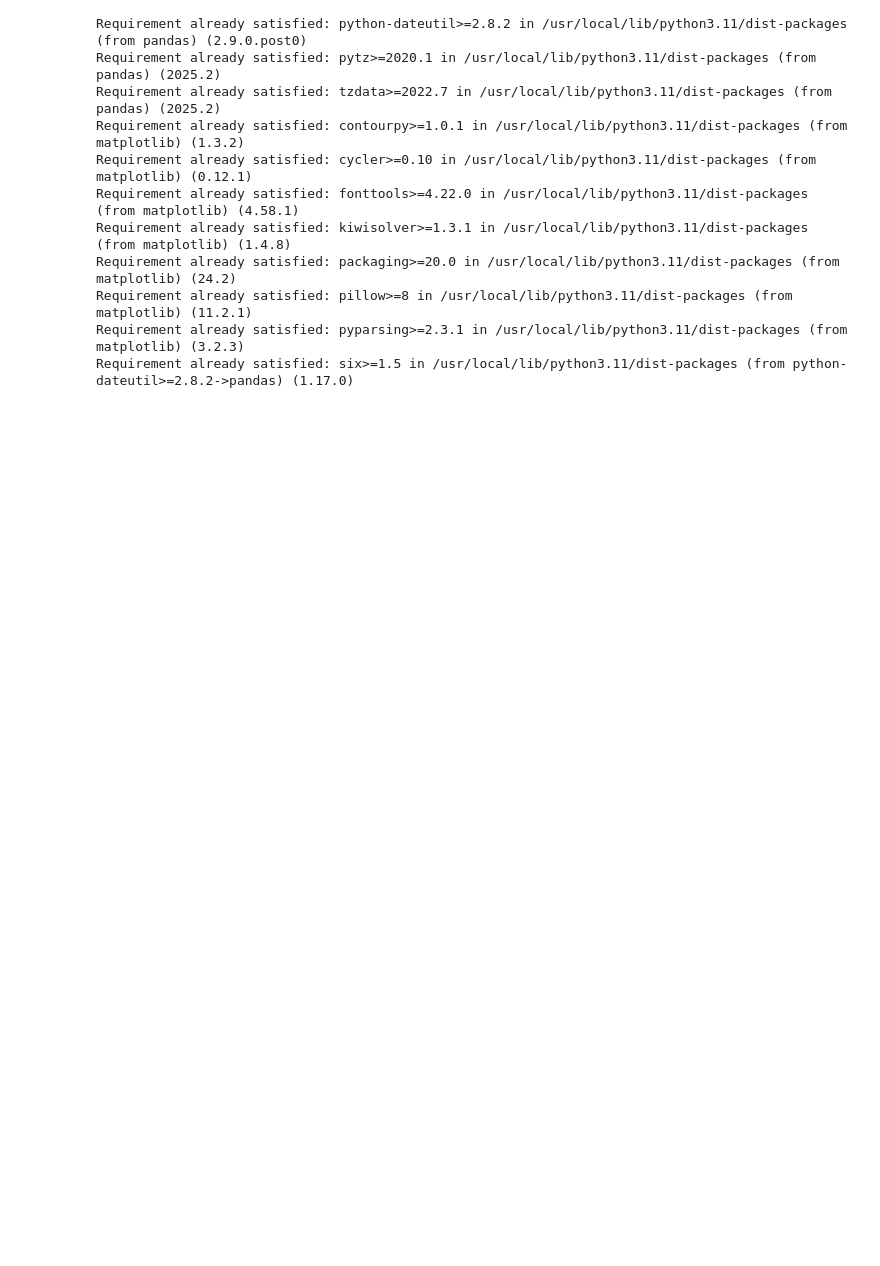
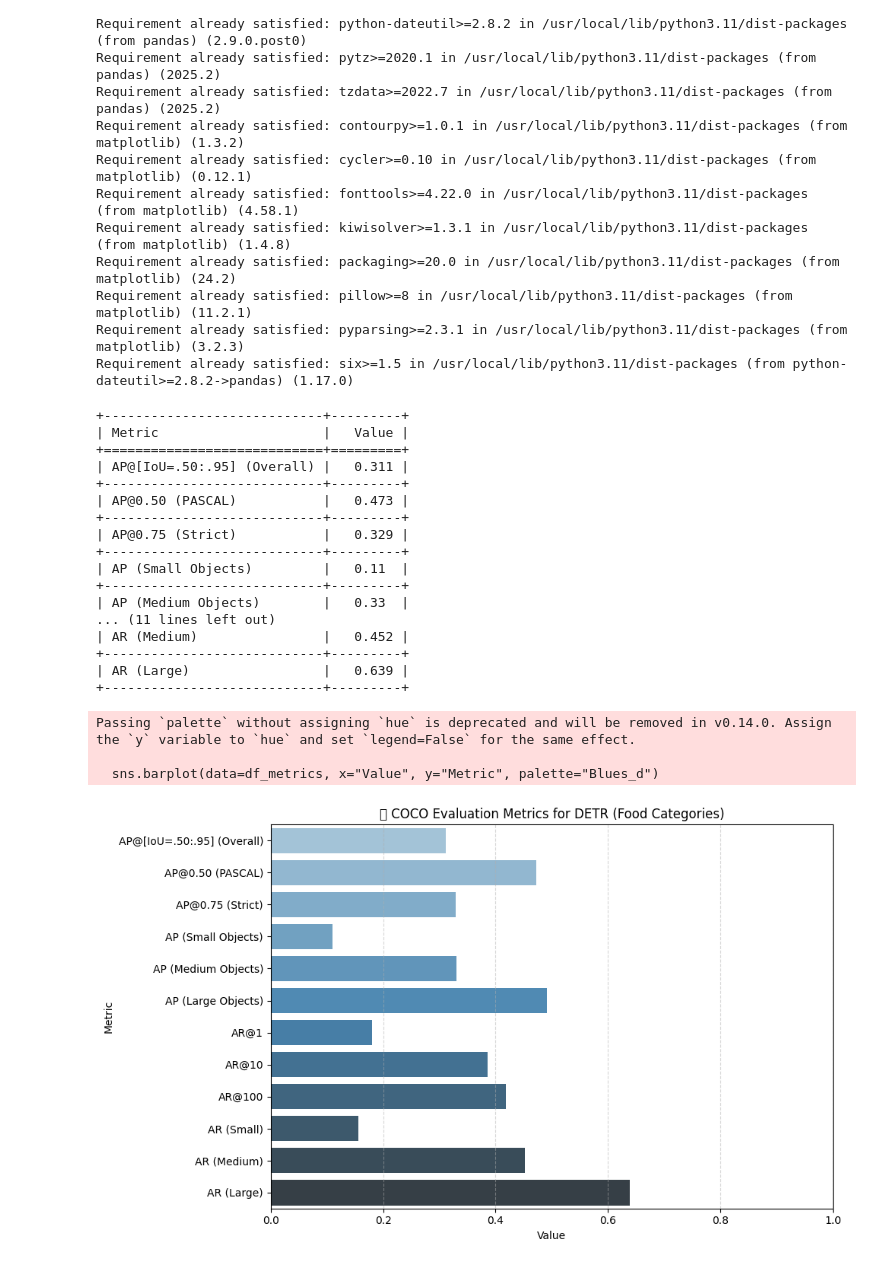
Before and after one commit to AliArabi55/Dete-net-50, a Jupyter notebook: Another_copy_of_detr_resnet_50.ipynb, the cells around one changed output. Cells and saved outputs as stored; diff of their text form; code cells hidden in the pictures; blank space fills up the shorter version.

Commit message:
Visualize COCO evaluation metrics for food categories

```diff
--- a/Another_copy_of_detr_resnet_50.ipynb
+++ b/Another_copy_of_detr_resnet_50.ipynb
@@ -573,3 +573,68 @@ Requirement already satisfied: packaging>=20.0 in /usr/local/lib/python3.11/dist
 Requirement already satisfied: pillow>=8 in /usr/local/lib/python3.11/dist-packages (from matplotlib) (11.2.1)
 Requirement already satisfied: pyparsing>=2.3.1 in /usr/local/lib/python3.11/dist-packages (from matplotlib) (3.2.3)
 Requirement already satisfied: six>=1.5 in /usr/local/lib/python3.11/dist-packages (from python-dateutil>=2.8.2->pandas) (1.17.0)
+# %%
+import pandas as pd
+import seaborn as sns
+import matplotlib.pyplot as plt
+from tabulate import tabulate
+
+# تأكد أن لديك evaluator.stats
+stats = evaluator.stats  # هذا هو الناتج من coco_eval بعد summarize()
+
+# نسمي المؤشرات حسب ترتيبها في COCO
+metric_names = [
+    "AP@[IoU=.50:.95] (Overall)",
+    "AP@0.50 (PASCAL)",
+    "AP@0.75 (Strict)",
+    "AP (Small Objects)",
+    "AP (Medium Objects)",
+    "AP (Large Objects)",
+    "AR@1",
+    "AR@10",
+    "AR@100",
+    "AR (Small)",
+    "AR (Medium)",
+    "AR (Large)"
+]
+
+# بناء الداتا فريم تلقائيًا من النتائج الحقيقية
+df_metrics = pd.DataFrame({
+    "Metric": metric_names,
+    "Value": [round(x, 3) for x in stats]
+})
+
+# عرض الجدول نصيًا (مناسب للنسخ)
+print(tabulate(df_metrics, headers="keys", tablefmt="grid", showindex=False))
+
+# رسم الجدول بصريًا
+plt.figure(figsize=(10, 6))
+sns.barplot(data=df_metrics, x="Value", y="Metric", palette="Blues_d")
+plt.title("📊 COCO Evaluation Metrics for DETR (Food Categories)")
+plt.xlabel("Value")
+plt.xlim(0, 1.0)
+plt.grid(axis="x", linestyle="--", alpha=0.5)
+plt.tight_layout()
+plt.show()
+# %% [output]
++----------------------------+---------+
+| Metric                     |   Value |
++============================+=========+
+| AP@[IoU=.50:.95] (Overall) |   0.311 |
++----------------------------+---------+
+| AP@0.50 (PASCAL)           |   0.473 |
++----------------------------+---------+
+| AP@0.75 (Strict)           |   0.329 |
++----------------------------+---------+
+| AP (Small Objects)         |   0.11  |
++----------------------------+---------+
+| AP (Medium Objects)        |   0.33  |
+... (11 lines left out)
+| AR (Medium)                |   0.452 |
++----------------------------+---------+
+| AR (Large)                 |   0.639 |
++----------------------------+---------+
+Passing `palette` without assigning `hue` is deprecated and will be removed in v0.14.0. Assign the `y` variable to `hue` and set `legend=False` for the same effect.
+
+  sns.barplot(data=df_metrics, x="Value", y="Metric", palette="Blues_d")
+[figure, added]
```
Also changed, not shown: parts of 1 cell of this notebook.
